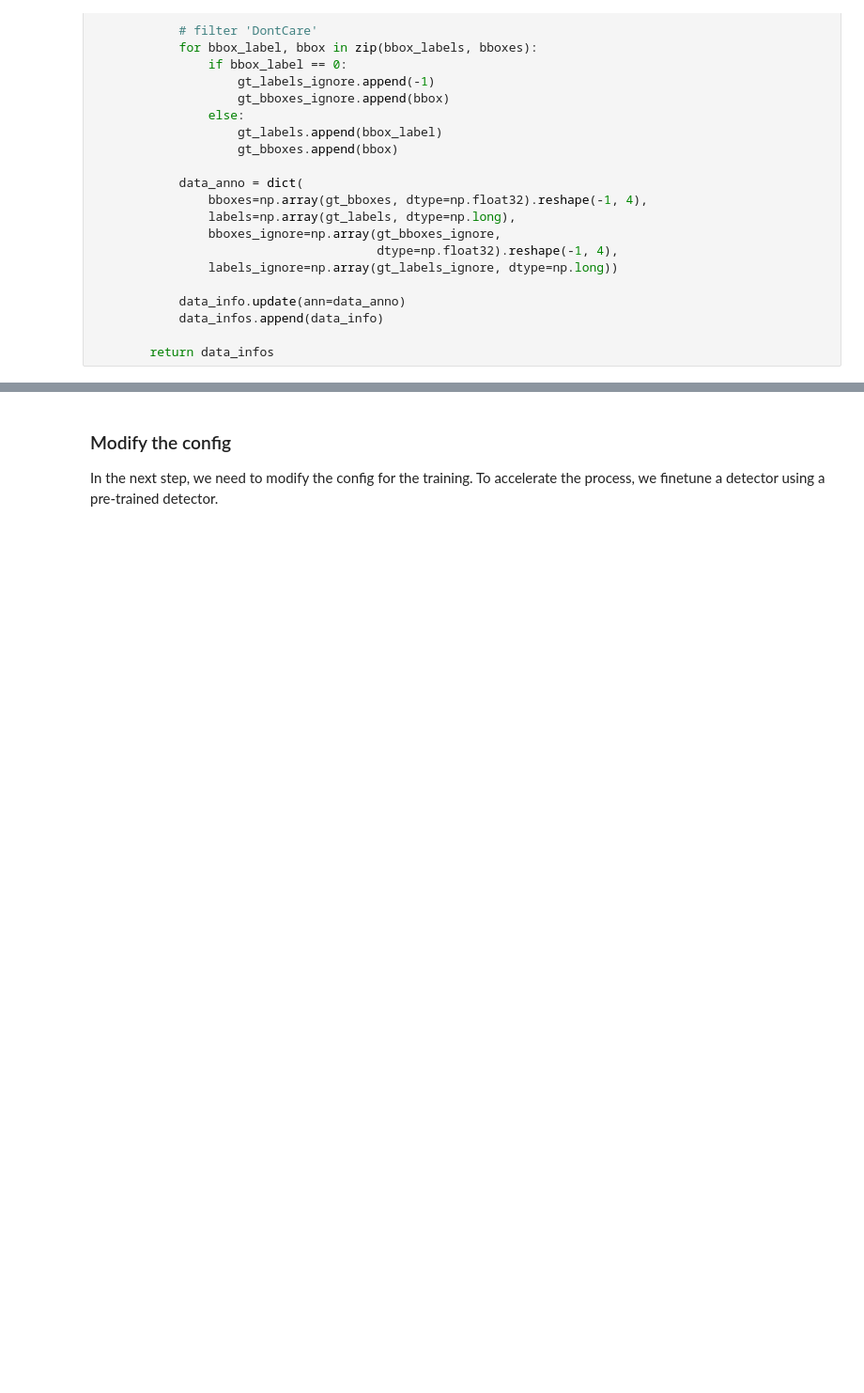
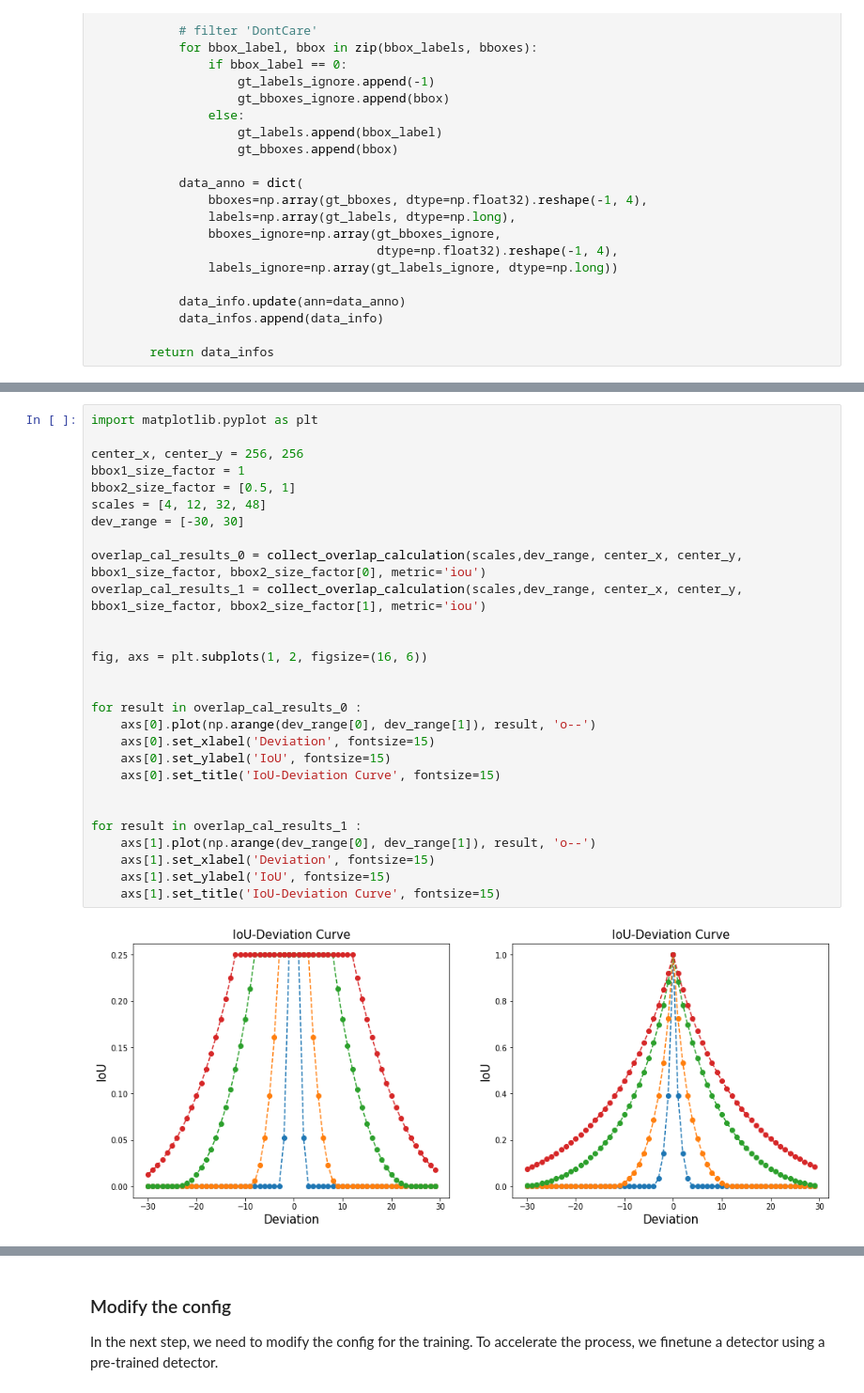
Before and after one commit to bhyun-kim/NWD, a Jupyter notebook: Tiny_Object_Detection_Normalized_Gaussian_Wasserstein_Distance.ipynb, the cells around one changed output, grey strips where cells are left out. Shown at 94% size. Cells and saved outputs as stored; diff of their text form; blank space fills up the shorter version.

Commit message:
Add IoU plot

```diff
--- a/Tiny_Object_Detection_Normalized_Gaussian_Wasserstein_Distance.ipynb
+++ b/Tiny_Object_Detection_Normalized_Gaussian_Wasserstein_Distance.ipynb
@@ -234,0 +271,30 @@ class VisDrone2019Dataset(CustomDataset):
+# %%
+import matplotlib.pyplot as plt
+
+center_x, center_y = 256, 256
+bbox1_size_factor = 1
+bbox2_size_factor = [0.5, 1]
+scales = [4, 12, 32, 48]
+dev_range = [-30, 30]
+
+overlap_cal_results_0 = collect_overlap_calculation(scales,dev_range, center_x, center_y, bbox1_size_factor, bbox2_size_factor[0], metric='iou')
+overlap_cal_results_1 = collect_overlap_calculation(scales,dev_range, center_x, center_y, bbox1_size_factor, bbox2_size_factor[1], metric='iou')
+
+
+fig, axs = plt.subplots(1, 2, figsize=(16, 6))
+
+
+for result in overlap_cal_results_0 :
+    axs[0].plot(np.arange(dev_range[0], dev_range[1]), result, 'o--')
+    axs[0].set_xlabel('Deviation', fontsize=15)
+    axs[0].set_ylabel('IoU', fontsize=15)
+    axs[0].set_title('IoU-Deviation Curve', fontsize=15)
+
+
+for result in overlap_cal_results_1 :
+    axs[1].plot(np.arange(dev_range[0], dev_range[1]), result, 'o--')
+    axs[1].set_xlabel('Deviation', fontsize=15)
+    axs[1].set_ylabel('IoU', fontsize=15)
+    axs[1].set_title('IoU-Deviation Curve', fontsize=15)
+# %% [output]
+[figure, added]
```
Also changed, not shown: parts of 12 cells of this notebook.
